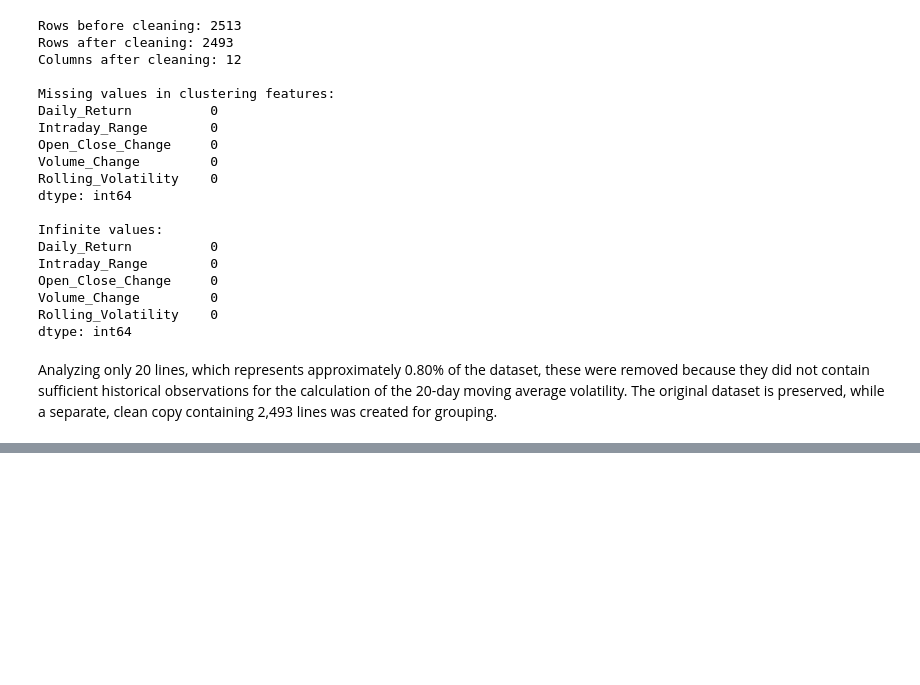
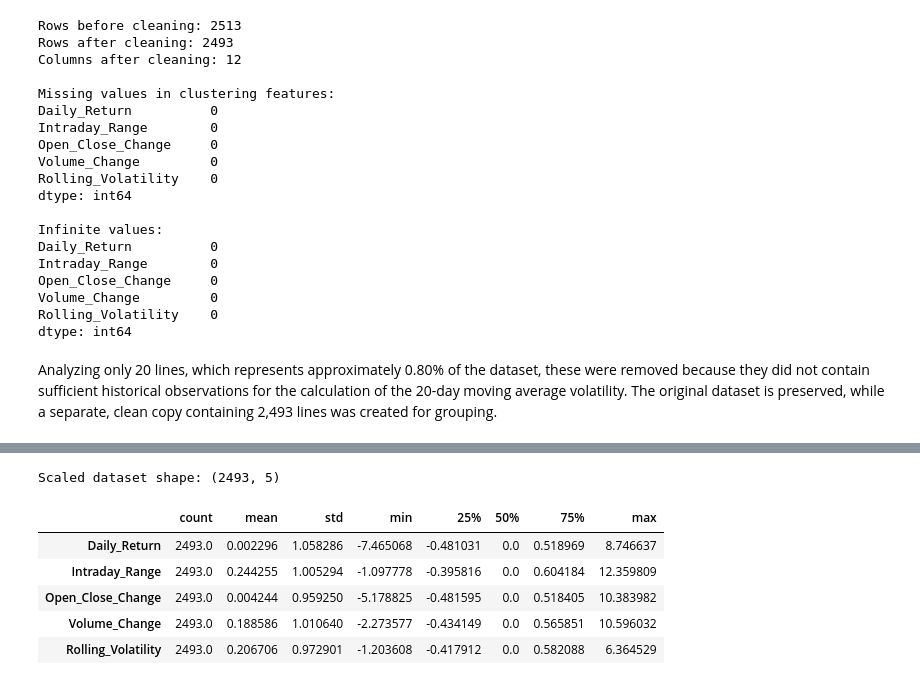
Before and after one commit to 2026228-dev/CA1MLB-2026228, a Jupyter notebook: AAPL.ipynb, the cells around one changed output, grey strips where cells are left out. Cells and saved outputs as stored; diff of their text form; code cells hidden in the pictures; blank space fills up the shorter version.

```diff
--- a/AAPL.ipynb
+++ b/AAPL.ipynb
@@ -479,0 +520,27 @@ Analyzing only 20 lines, which represents approximately 0.80% of the dataset, th
+# %%
+import pandas as pd
+from sklearn.preprocessing import RobustScaler
+
+X = clustering_data[feature_columns].copy()
+
+
+robust_scaler = RobustScaler()
+X_scaled = robust_scaler.fit_transform(X)
+
+
+scaled_features = pd.DataFrame(
+    X_scaled,
+    columns=feature_columns,
+    index=clustering_data.index
+)
+
+print("Scaled dataset shape:", scaled_features.shape)
+scaled_features.describe().T
+# %% [output]
+Scaled dataset shape: (2493, 5)
+|  | count | mean | std | min | 25% | 50% | 75% | max |
+| Daily_Return | 2493.0 | 0.002296 | 1.058286 | -7.465068 | -0.481031 | 0.0 | 0.518969 | 8.746637 |
+| Intraday_Range | 2493.0 | 0.244255 | 1.005294 | -1.097778 | -0.395816 | 0.0 | 0.604184 | 12.359809 |
+| Open_Close_Change | 2493.0 | 0.004244 | 0.959250 | -5.178825 | -0.481595 | 0.0 | 0.518405 | 10.383982 |
+| Volume_Change | 2493.0 | 0.188586 | 1.010640 | -2.273577 | -0.434149 | 0.0 | 0.565851 | 10.596032 |
+| Rolling_Volatility | 2493.0 | 0.206706 | 0.972901 | -1.203608 | -0.417912 | 0.0 | 0.582088 | 6.364529 |
```
Also changed, not shown: parts of 14 cells of this notebook, 1 other file.
